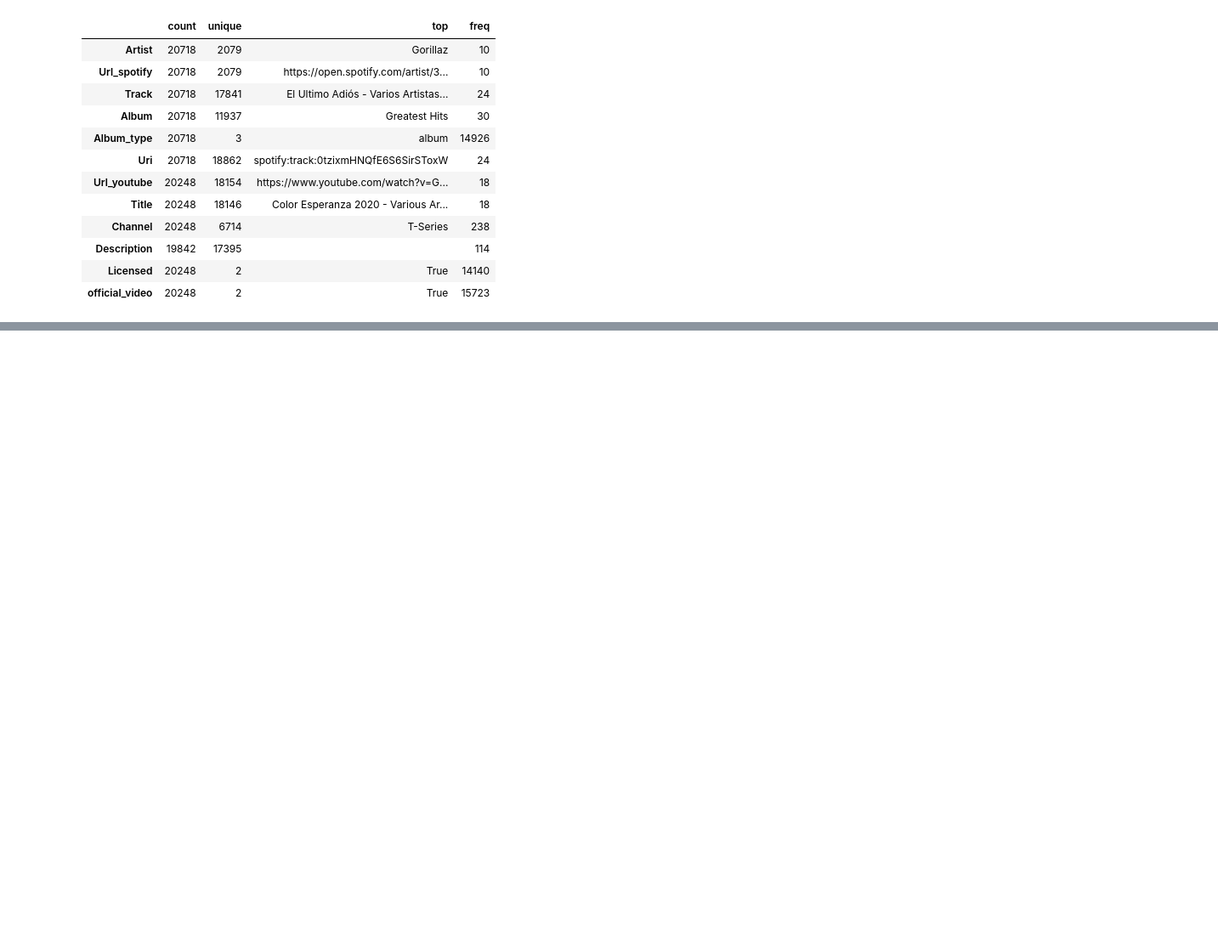
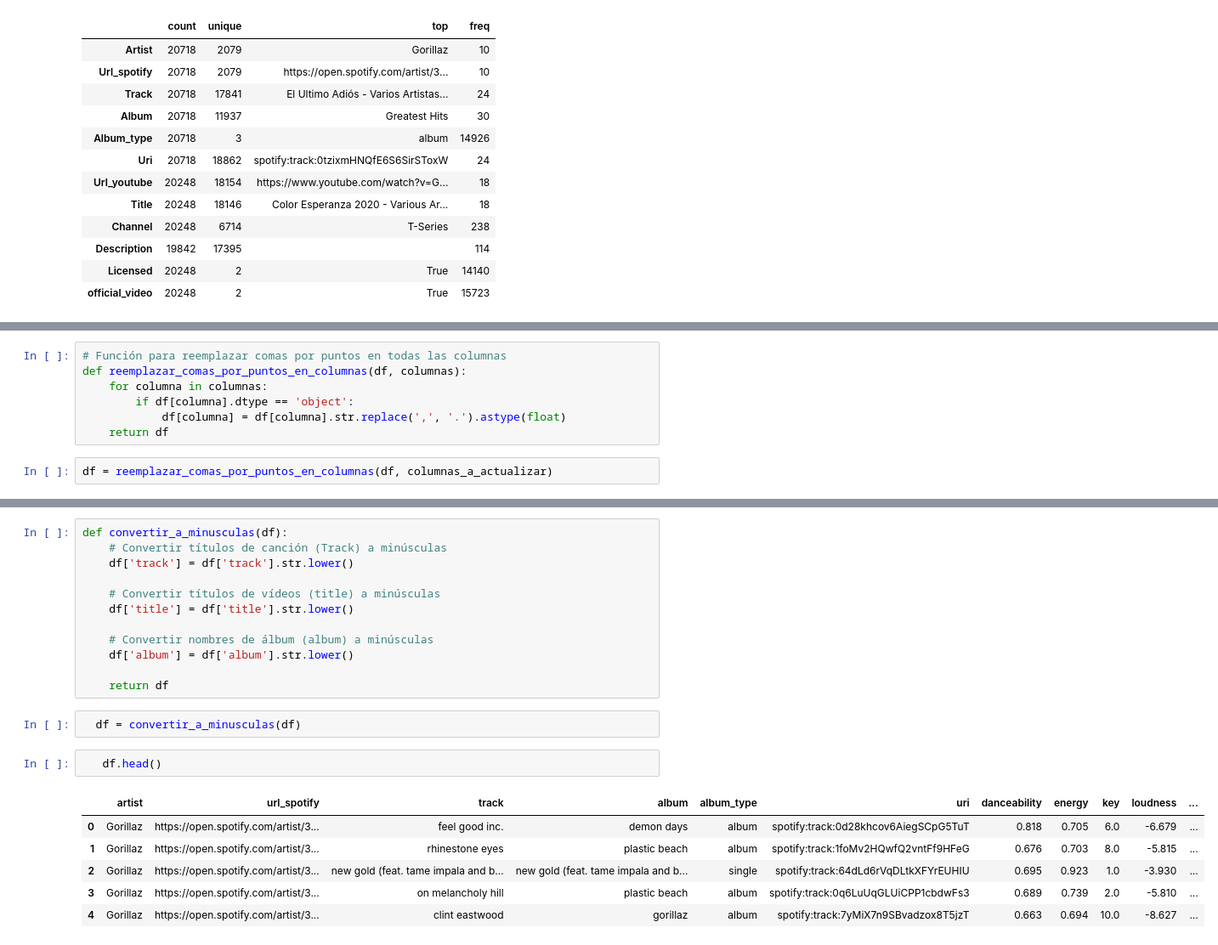
Before and after one commit to TeresaAdalab/Modu-3-Evaluaci-n-Intermedia, a Jupyter notebook: Evalución Intermedia Modulo 3.ipynb, the cells around one changed output, grey strips where cells are left out. Shown: that part at 85% size. Saved outputs shown, nothing was run; the diff lists cells and outputs as text; blank space fills up the shorter version.

```diff
--- a/Evalución Intermedia Modulo 3.ipynb
+++ b/Evalución Intermedia Modulo 3.ipynb
@@ -187,0 +203,9 @@ estadisticos_categoricos
+# %%
+# Función para reemplazar comas por puntos en todas las columnas
+def reemplazar_comas_por_puntos_en_columnas(df, columnas):
+    for columna in columnas:
+        if df[columna].dtype == 'object':
+            df[columna] = df[columna].str.replace(',', '.').astype(float)
+    return df
+# %%
+df = reemplazar_comas_por_puntos_en_columnas(df, columnas_a_actualizar)
@@ -187,0 +244,23 @@ estadisticos_categoricos
+# %%
+def convertir_a_minusculas(df):
+    # Convertir títulos de canción (Track) a minúsculas
+    df['track'] = df['track'].str.lower()
+
+    # Convertir títulos de vídeos (title) a minúsculas
+    df['title'] = df['title'].str.lower()
+
+    # Convertir nombres de álbum (album) a minúsculas
+    df['album'] = df['album'].str.lower()
+
+    return df
+# %%
+  df = convertir_a_minusculas(df)
+# %%
+   df.head()
+# %% [output]
+|  | artist | url_spotify | track | album | album_type | uri | danceability | energy | key | loudness | ... |
+| 0 | Gorillaz | https://open.spotify.com/artist/3... | feel good inc. | demon days | album | spotify:track:0d28khcov6AiegSCpG5TuT | 0.818 | 0.705 | 6.0 | -6.679 | ... |
+| 1 | Gorillaz | https://open.spotify.com/artist/3... | rhinestone eyes | plastic beach | album | spotify:track:1foMv2HQwfQ2vntFf9HFeG | 0.676 | 0.703 | 8.0 | -5.815 | ... |
+| 2 | Gorillaz | https://open.spotify.com/artist/3... | new gold (feat. tame impala and b... | new gold (feat. tame impala and b... | single | spotify:track:64dLd6rVqDLtkXFYrEUHIU | 0.695 | 0.923 | 1.0 | -3.930 | ... |
+| 3 | Gorillaz | https://open.spotify.com/artist/3... | on melancholy hill | plastic beach | album | spotify:track:0q6LuUqGLUiCPP1cbdwFs3 | 0.689 | 0.739 | 2.0 | -5.810 | ... |
+| 4 | Gorillaz | https://open.spotify.com/artist/3... | clint eastwood | gorillaz | album | spotify:track:7yMiX7n9SBvadzox8T5jzT | 0.663 | 0.694 | 10.0 | -8.627 | ... |
```
Also changed, not shown: parts of 22 cells of this notebook.
